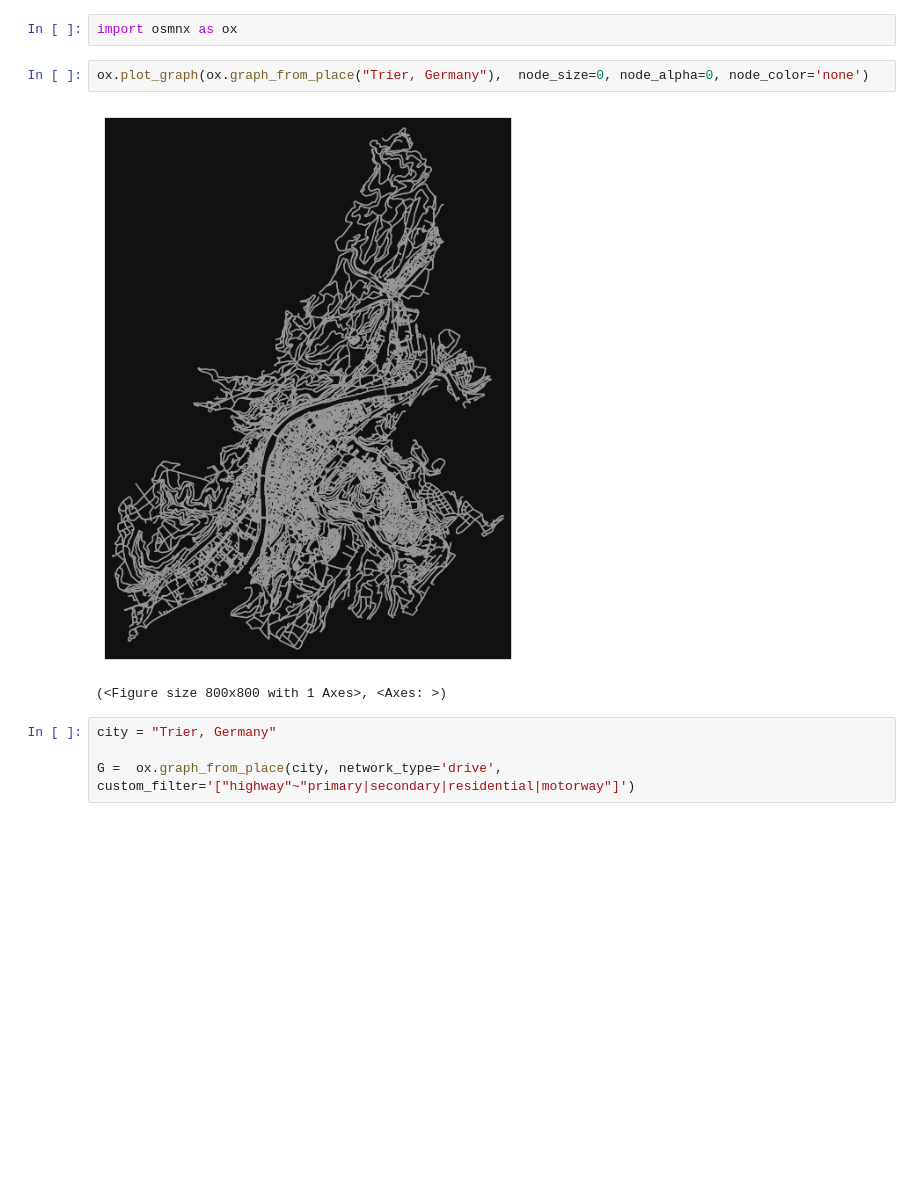
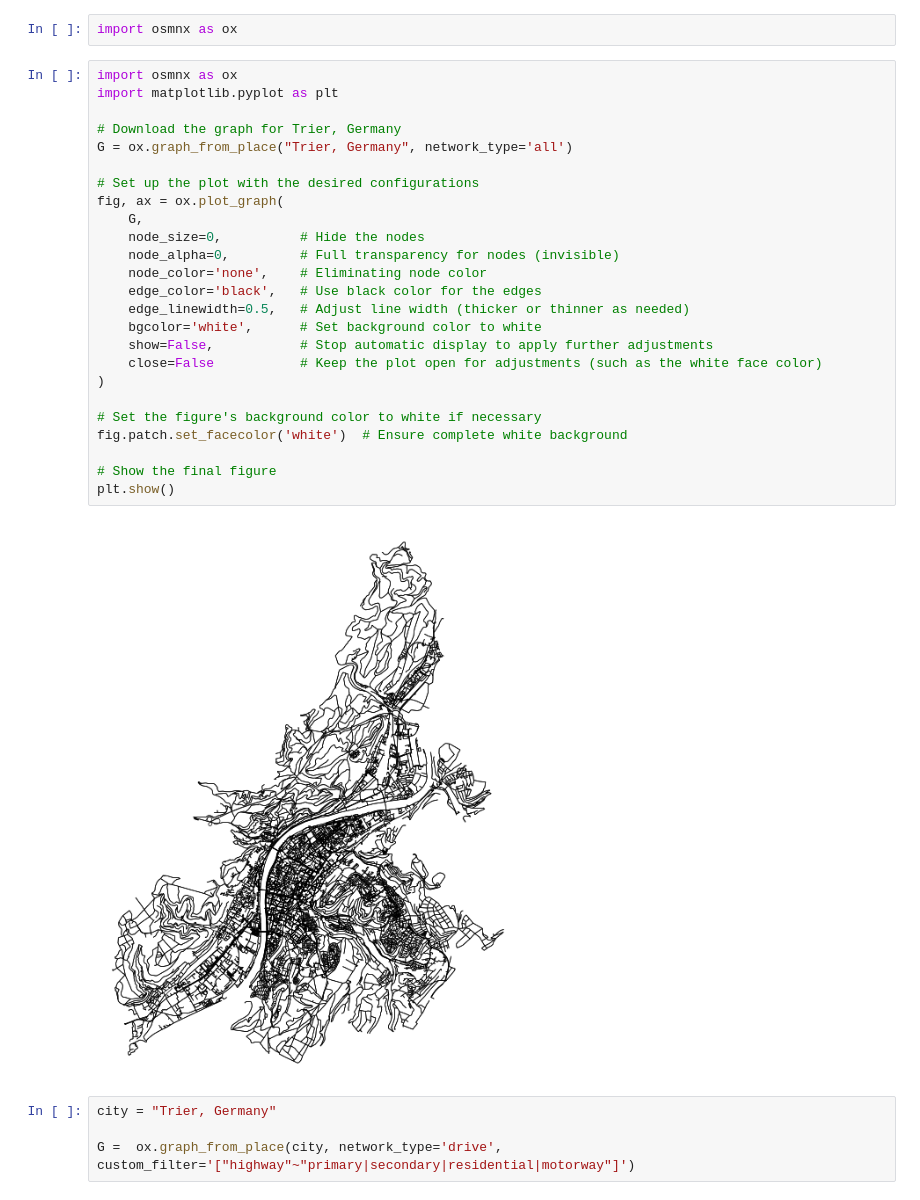
Before and after one commit to naveen-malla/Synthetic_City_Generator, a Jupyter notebook: get_trier_map.ipynb, the cells around one changed output. Saved outputs shown, nothing was run; the diff lists cells and outputs as text; blank space fills up the shorter version.

Commit message:
update plotting with white background

```diff
--- a/get_trier_map.ipynb
+++ b/get_trier_map.ipynb
@@ -20,11 +20,33 @@ Successfully installed scipy-1.14.1
 [notice] To update, run: pip install --upgrade pip
 # %%
 import osmnx as ox
-# %%
-ox.plot_graph(ox.graph_from_place("Trier, Germany"),  node_size=0, node_alpha=0, node_color='none')
-# %% [output]
-[figure, removed]
-(<Figure size 800x800 with 1 Axes>, <Axes: >)
+# %%
+import osmnx as ox
+import matplotlib.pyplot as plt
+
+# Download the graph for Trier, Germany
+G = ox.graph_from_place("Trier, Germany", network_type='all')
+
+# Set up the plot with the desired configurations
+fig, ax = ox.plot_graph(
+    G,
+    node_size=0,          # Hide the nodes
+    node_alpha=0,         # Full transparency for nodes (invisible)
+    node_color='none',    # Eliminating node color
+    edge_color='black',   # Use black color for the edges
+    edge_linewidth=0.5,   # Adjust line width (thicker or thinner as needed)
+    bgcolor='white',      # Set background color to white
+    show=False,           # Stop automatic display to apply further adjustments
+    close=False           # Keep the plot open for adjustments (such as the white face color)
+)
+
+# Set the figure's background color to white if necessary
+fig.patch.set_facecolor('white')  # Ensure complete white background
+
+# Show the final figure
+plt.show()
+# %% [output]
+[figure, added]
 # %%
 city = "Trier, Germany"
 
```
Also changed, not shown: parts of 5 cells of this notebook.
